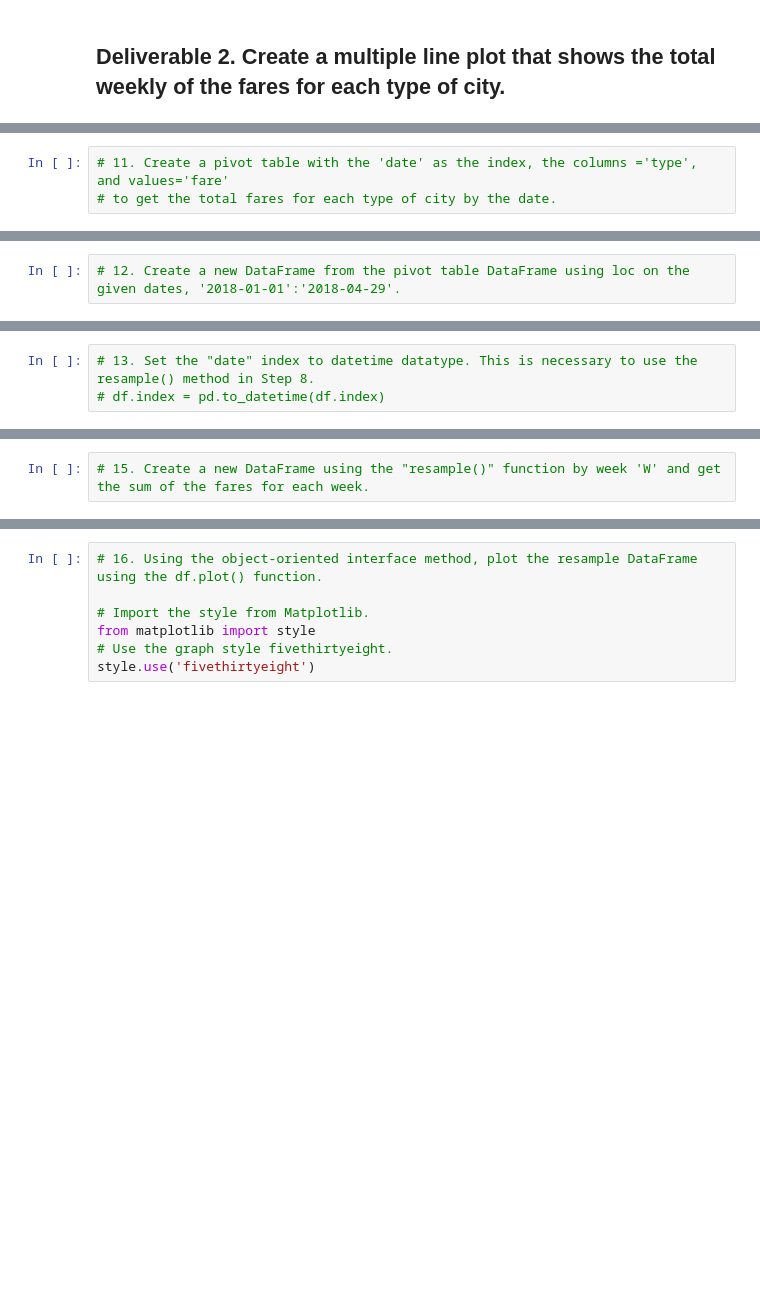
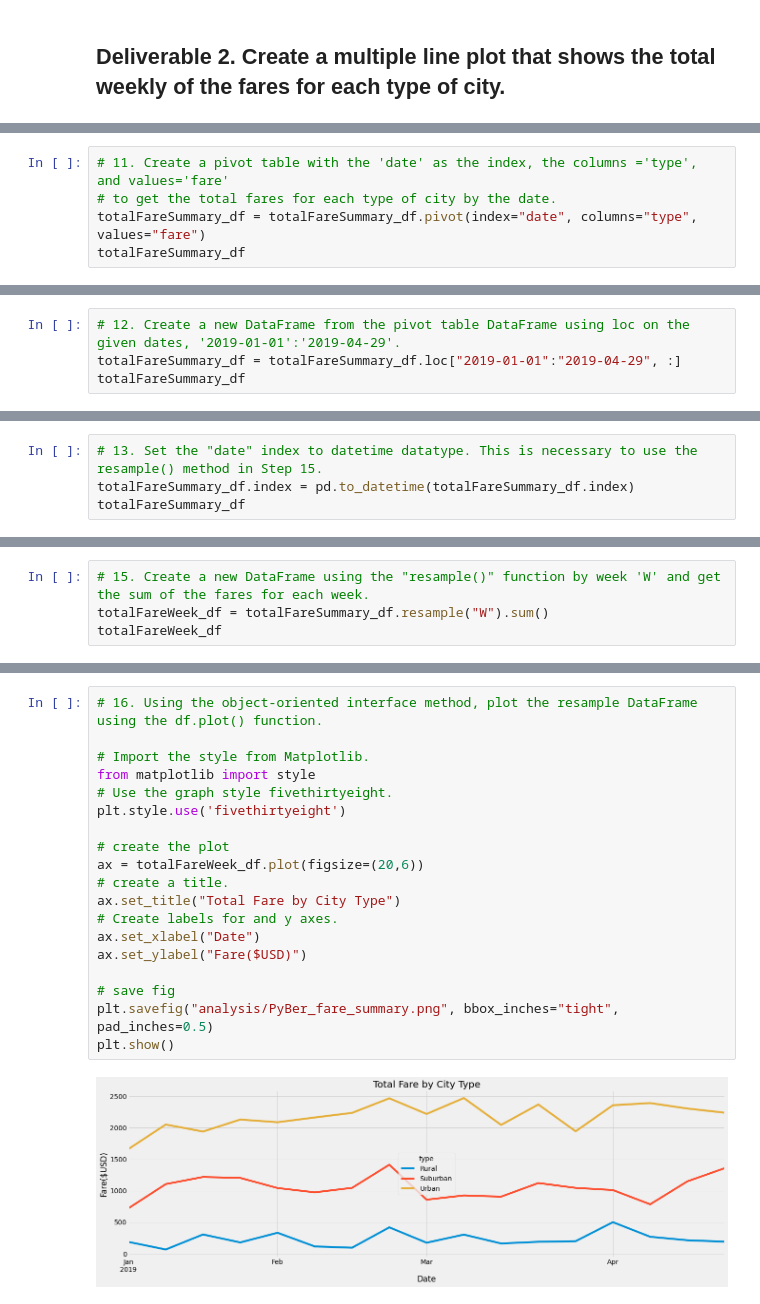
Before and after one commit to amelinn9/PyBer-Analysis, a Jupyter notebook: PyBer_Challenge.ipynb, the cells around one changed output, grey strips where cells are left out. Saved outputs shown, nothing was run; the diff lists cells and outputs as text; blank space fills up the shorter version.

```diff
--- a/PyBer_Challenge.ipynb
+++ b/PyBer_Challenge.ipynb
@@ -125,3 +143,5 @@ pyberSummary_df
 # %%
 # 11. Create a pivot table with the 'date' as the index, the columns ='type', and values='fare'
 # to get the total fares for each type of city by the date.
+totalFareSummary_df = totalFareSummary_df.pivot(index="date", columns="type", values="fare")
+totalFareSummary_df
@@ -128,2 +163,4 @@ pyberSummary_df
 # %%
-# 12. Create a new DataFrame from the pivot table DataFrame using loc on the given dates, '2018-01-01':'2018-04-29'.
+# 12. Create a new DataFrame from the pivot table DataFrame using loc on the given dates, '2019-01-01':'2019-04-29'.
+totalFareSummary_df = totalFareSummary_df.loc["2019-01-01":"2019-04-29", :]
+totalFareSummary_df
@@ -130,3 +182,4 @@ pyberSummary_df
 # %%
-# 13. Set the "date" index to datetime datatype. This is necessary to use the resample() method in Step 8.
-# df.index = pd.to_datetime(df.index)
+# 13. Set the "date" index to datetime datatype. This is necessary to use the resample() method in Step 15.
+totalFareSummary_df.index = pd.to_datetime(totalFareSummary_df.index)
+totalFareSummary_df
@@ -135,2 +215,4 @@ pyberSummary_df
 # %%
 # 15. Create a new DataFrame using the "resample()" function by week 'W' and get the sum of the fares for each week.
+totalFareWeek_df = totalFareSummary_df.resample("W").sum()
+totalFareWeek_df
@@ -137,7 +239,21 @@ pyberSummary_df
 # %%
 # 16. Using the object-oriented interface method, plot the resample DataFrame using the df.plot() function.
 
 # Import the style from Matplotlib.
 from matplotlib import style
 # Use the graph style fivethirtyeight.
-style.use('fivethirtyeight')
+plt.style.use('fivethirtyeight')
+
+# create the plot
+ax = totalFareWeek_df.plot(figsize=(20,6))
+# create a title.
+ax.set_title("Total Fare by City Type")
+# Create labels for and y axes.
+ax.set_xlabel("Date")
+ax.set_ylabel("Fare($USD)")
+
+# save fig
+plt.savefig("analysis/PyBer_fare_summary.png", bbox_inches="tight", pad_inches=0.5)
+plt.show()
+# %% [output]
+[figure, added]
```
Also changed, not shown: parts of 7 cells of this notebook.
